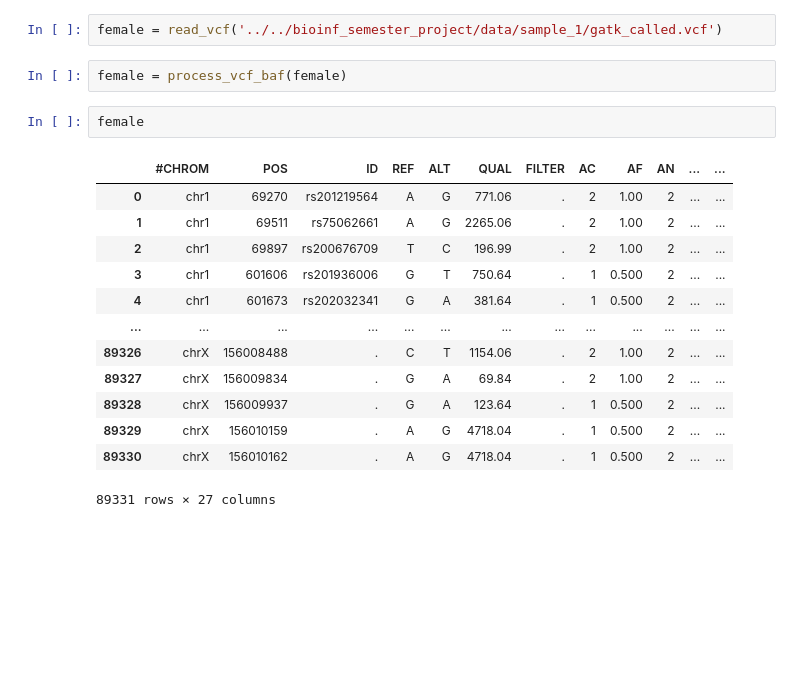
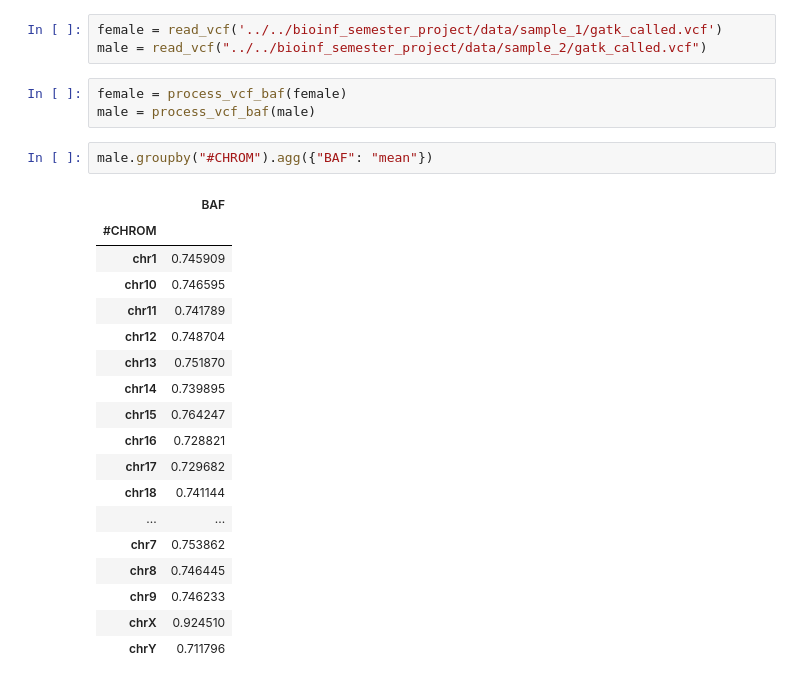
Before and after one commit to wwoskie/HaploGone, a Jupyter notebook: code/examples.ipynb, the cells around one changed output. Cells and saved outputs as stored; diff of their text form; blank space fills up the shorter version.

```diff
--- a/code/examples.ipynb
+++ b/code/examples.ipynb
@@ -3,20 +11,27 @@ from haplogone import read_vcf, process_vcf_baf
 # %%
 female = read_vcf('../../bioinf_semester_project/data/sample_1/gatk_called.vcf')
+male = read_vcf("../../bioinf_semester_project/data/sample_2/gatk_called.vcf")
 # %%
 female = process_vcf_baf(female)
+male = process_vcf_baf(male)
-# %%
-female
-# %% [output]
-|  | #CHROM | POS | ID | REF | ALT | QUAL | FILTER | AC | AF | AN | ... | ... |
-| 0 | chr1 | 69270 | rs201219564 | A | G | 771.06 | . | 2 | 1.00 | 2 | ... | ... |
-| 1 | chr1 | 69511 | rs75062661 | A | G | 2265.06 | . | 2 | 1.00 | 2 | ... | ... |
-| 2 | chr1 | 69897 | rs200676709 | T | C | 196.99 | . | 2 | 1.00 | 2 | ... | ... |
-| 3 | chr1 | 601606 | rs201936006 | G | T | 750.64 | . | 1 | 0.500 | 2 | ... | ... |
-| 4 | chr1 | 601673 | rs202032341 | G | A | 381.64 | . | 1 | 0.500 | 2 | ... | ... |
-| ... | ... | ... | ... | ... | ... | ... | ... | ... | ... | ... | ... | ... |
-| 89326 | chrX | 156008488 | . | C | T | 1154.06 | . | 2 | 1.00 | 2 | ... | ... |
-| 89327 | chrX | 156009834 | . | G | A | 69.84 | . | 2 | 1.00 | 2 | ... | ... |
-| 89328 | chrX | 156009937 | . | G | A | 123.64 | . | 1 | 0.500 | 2 | ... | ... |
-| 89329 | chrX | 156010159 | . | A | G | 4718.04 | . | 1 | 0.500 | 2 | ... | ... |
-| 89330 | chrX | 156010162 | . | A | G | 4718.04 | . | 1 | 0.500 | 2 | ... | ... |
-89331 rows × 27 columns
+# %%
+male.groupby("#CHROM").agg({"BAF": "mean"})
+# %% [output]
+|  | BAF |
+| #CHROM |  |
+| chr1 | 0.745909 |
+| chr10 | 0.746595 |
+| chr11 | 0.741789 |
+| chr12 | 0.748704 |
+| chr13 | 0.751870 |
+| chr14 | 0.739895 |
+| chr15 | 0.764247 |
+| chr16 | 0.728821 |
+| chr17 | 0.729682 |
+| chr18 | 0.741144 |
+| ... | ... |
+| chr7 | 0.753862 |
+| chr8 | 0.746445 |
+| chr9 | 0.746233 |
+| chrX | 0.924510 |
+| chrY | 0.711796 |
```
Also changed, not shown: parts of 16 cells of this notebook.
